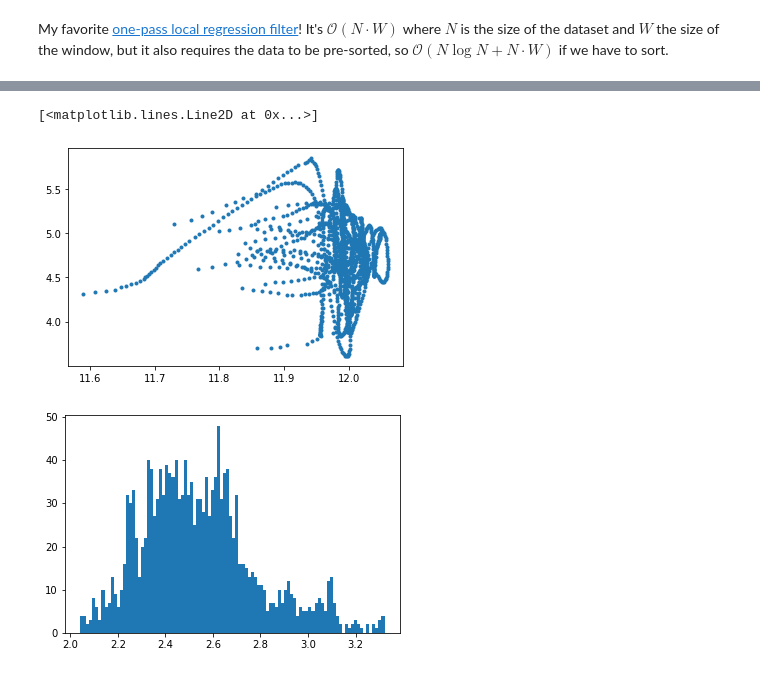
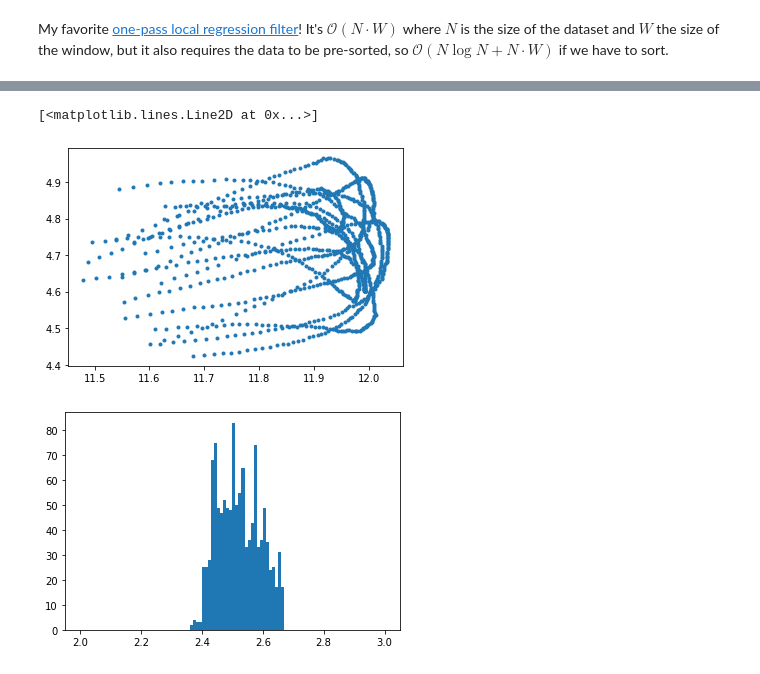
Before and after one commit to Princeton-Penn-Vents/princeton-penn-flowmeter, a Jupyter notebook: analysis/first-try.ipynb, the cells around one changed output, grey strips where cells are left out. Drawn from its saved outputs; the diff is of its cells as text; code cells hidden in the pictures.

```diff
--- a/analysis/first-try.ipynb
+++ b/analysis/first-try.ipynb
@@ -144,5 +144,5 @@ plt.plot(smoothed_pressure, smoothed_dpressure)
 # %%
-inhale = np.logical_and(abs(smoothed_dflow / smoothed_flow) < 0.15, smoothed_flow > 1)
+inhale = np.logical_and(abs(smoothed_dflow / smoothed_flow) < 0.2, smoothed_flow > 1)
 
 plt.hist(smoothed_dflow[~inhale] / smoothed_flow[~inhale], bins=100, range=(-1, 1));
 plt.hist(smoothed_dflow[inhale] / smoothed_flow[inhale], bins=100, range=(-1, 1));
@@ -182,11 +182,11 @@ ax3.plot(smoothed_pressure[exhale], smoothed_dpressure[exhale], ".")
 plt.plot(smoothed_flow[inhale], smoothed_dpressure[inhale], ".")
 # %% [output]
 [<matplotlib.lines.Line2D at 0x...>]
-[figure, old version]
+[figure, new version]
 # %%
-plt.hist(smoothed_flow[inhale]/smoothed_dpressure[inhale], bins=100);
+plt.hist(smoothed_flow[inhale]/smoothed_dpressure[inhale], bins=100, range=(2, 3));
 # %% [output]
-[figure, old version]
+[figure, new version]
 # %%
 # Exhale compliance is on a broader line in the (Δv/Δt, ΔP/Δt) plane, but still with constant slope
 plt.plot(smoothed_flow[exhale], smoothed_dpressure[exhale], ".")
```
Also changed, not shown: parts of 13 cells of this notebook, 1 other file.
